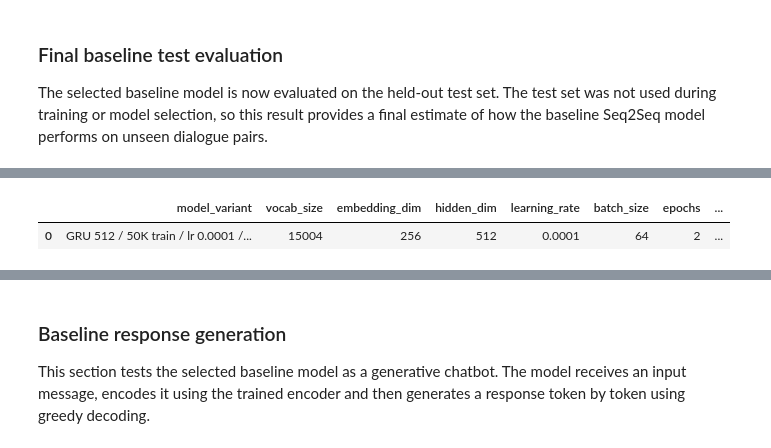
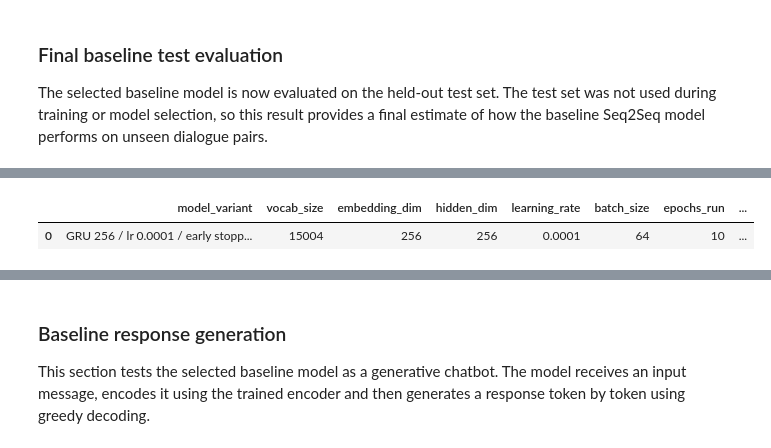
Before and after one commit to conce1994/CSCK507-Generative-Chatbot, a Jupyter notebook: Notebooks/NLP_ChatBot.ipynb, the cells around one changed output, grey strips where cells are left out. Saved outputs shown, nothing was run; the diff lists cells and outputs as text; code cells hidden in the pictures.

```diff
--- a/Notebooks/NLP_ChatBot.ipynb
+++ b/Notebooks/NLP_ChatBot.ipynb
@@ -1406,7 +1412,8 @@ def build_training_components(config, device):
 
     optimizer = optim.Adam(
         bot_model.parameters(),
-        lr=config["learning_rate"]
+        lr=config["learning_rate"],
+        weight_decay=1e-5
     )
 
     return bot_model, criterion, optimizer
@@ -2236,13 +2358,22 @@ print(f"training batches: {len(train_loader_final)}")
 print(f"validation batches: {len(val_loader_final)}")
 print("-" * 40)
 
+best_val_loss = float("inf")
+best_epoch = 0
+patience_counter = 0
+PATIENCE = FINAL_BASELINE_CONFIG["early_stopping_patience"]
+best_model_state = None
+
+best_train_loss = float("inf")
 for epoch in range(FINAL_BASELINE_CONFIG["epochs"]):
+    teacher_forcing_ratio = get_teacher_forcing_ratio(epoch + 1)
     train_loss = train_epoch(
         model=final_bot_model,
         data_loader=train_loader_final,
         optimizer=final_optimizer,
         criterion=final_criterion,
-        device=device
+        device=device,
+        teacher_forcing_ratio=teacher_forcing_ratio
     )
 
     val_loss = validate_epoch(
@@ -2255,10 +2386,32 @@ for epoch in range(FINAL_BASELINE_CONFIG["epochs"]):
     final_train_losses.append(train_loss)
     final_val_losses.append(val_loss)
 
+    if val_loss < best_val_loss:
+        best_train_loss = train_loss
+        best_val_loss = val_loss
+        best_epoch = epoch + 1
+        patience_counter = 0
+        best_model_state = copy.deepcopy(final_bot_model.state_dict())
+    else:
+        patience_counter += 1
+
     print(f"Epoch {epoch + 1}/{FINAL_BASELINE_CONFIG['epochs']}")
+    print(f"Teacher forcing ratio: {teacher_forcing_ratio:.2f}")
     print(f"Training loss: {train_loss:.4f}")
     print(f"Validation loss: {val_loss:.4f}")
+    print(f"Best validation loss so far: {best_val_loss:.4f}")
+    print(f"Patience counter: {patience_counter}/{PATIENCE}")
     print("-" * 40)
+
+    if patience_counter >= PATIENCE:
+        print(f"Early stopping triggered at epoch {epoch + 1}")
+        break
+
+if best_model_state is not None:
+    final_bot_model.load_state_dict(best_model_state)
+    print(f"Best model restored from epoch {best_epoch}")
+    print(f"Best training loss: {best_train_loss:.4f}")
+    print(f"Best validation loss: {best_val_loss:.4f}")
 # %% [output]
 Final baseline configuration
 ----------------------------------------
@@ -2302,20 +2455,24 @@ Final baseline test loss: 6.0628
 # %%
 # Store final baseline evaluation results
 final_baseline_results = pd.DataFrame([{
     "model_variant": FINAL_BASELINE_CONFIG["model_variant"],
     "vocab_size": FINAL_BASELINE_CONFIG["vocab_size"],
     "embedding_dim": FINAL_BASELINE_CONFIG["embedding_dim"],
     "hidden_dim": FINAL_BASELINE_CONFIG["hidden_dim"],
     "learning_rate": FINAL_BASELINE_CONFIG["learning_rate"],
     "batch_size": FINAL_BASELINE_CONFIG["batch_size"],
-    "epochs": FINAL_BASELINE_CONFIG["epochs"],
+    "epochs_run": len(final_train_losses),
+    "best_epoch": best_epoch,
     "train_subset_size": FINAL_BASELINE_CONFIG["train_subset_size"],
+    "val_subset_size": FINAL_BASELINE_CONFIG["val_subset_size"],
     "final_training_loss": final_train_losses[-1],
     "final_validation_loss": final_val_losses[-1],
+    "best_training_loss": best_train_loss,
+    "best_validation_loss": best_val_loss,
     "final_test_loss": final_test_loss
 }])
 
 final_baseline_results
 # %% [output]
-|  | model_variant | vocab_size | embedding_dim | hidden_dim | learning_rate | batch_size | epochs | ... |
-| 0 | GRU 512 / 50K train / lr 0.0001 /... | 15004 | 256 | 512 | 0.0001 | 64 | 2 | ... |
+|  | model_variant | vocab_size | embedding_dim | hidden_dim | learning_rate | batch_size | epochs_run | ... |
+| 0 | GRU 256 / lr 0.0001 / early stopp... | 15004 | 256 | 256 | 0.0001 | 64 | 10 | ... |
```
Also changed, not shown: parts of 48 cells of this notebook.
